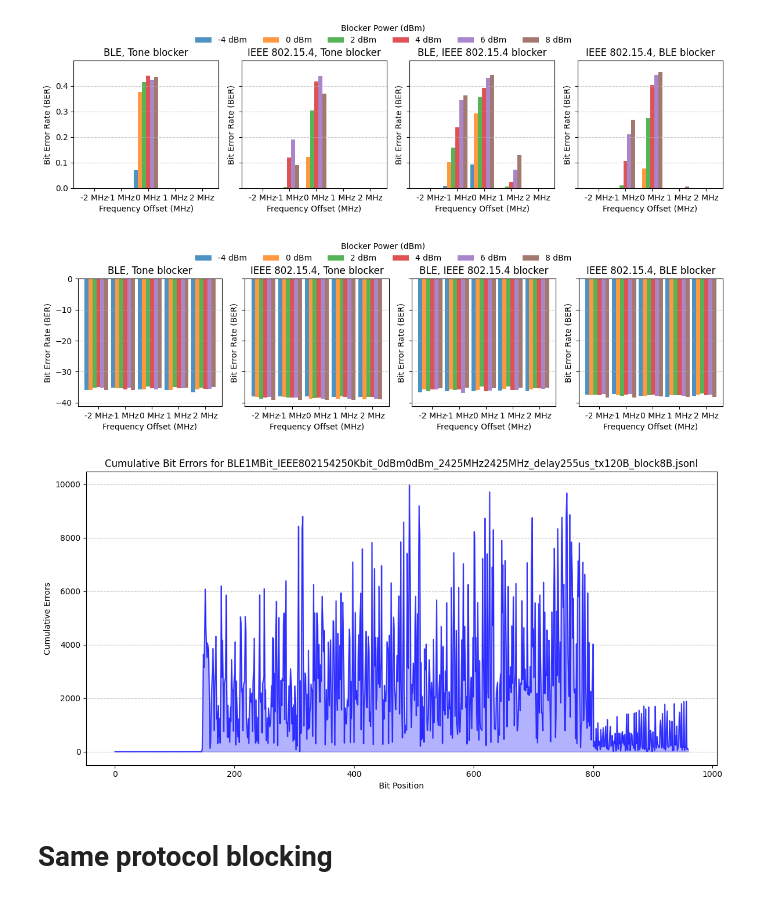
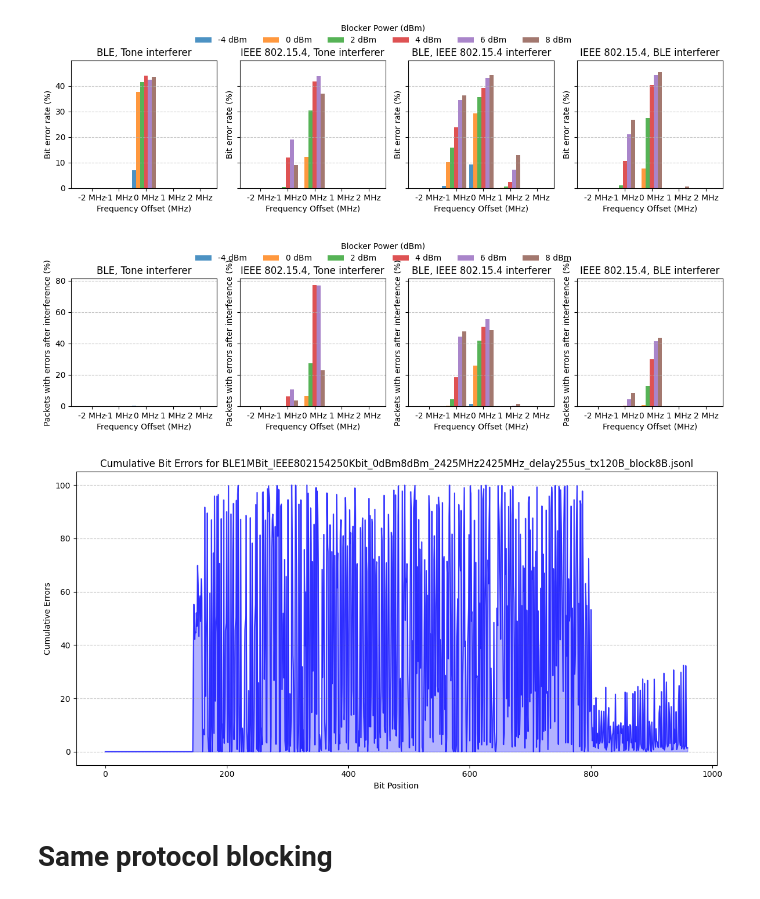
Before and after one commit to Zimrahin/DotBot-firmware, a Jupyter notebook: a_python/plot_ratio_wrong_bits.ipynb, the cells around one changed output. Saved outputs shown, nothing was run; the diff lists cells and outputs as text; code cells hidden in the pictures.

Commit message:
added out of synch packet analysis also tweaked the plots to show actual percentages from 0 to 100

```diff
--- a/a_python/plot_ratio_wrong_bits.ipynb
+++ b/a_python/plot_ratio_wrong_bits.ipynb
@@ -320,11 +343,16 @@ files_dict = parse_data_to_dictionary(filename)
 add_bit_errors_to_files_dict(files_dict, filename)
 # %%
 # Call the function
-plot_grouped_ber_with_subplots(files_dict, saveas="BER_plot_all.pdf")
-plot_grouped_ber_with_subplots(files_dict, plot_rssi=True)
+plot_grouped_ber_with_subplots(files_dict,
+                               plot_BER=True,
+                               saveas="BER_plot_all.pdf")
+
+plot_grouped_ber_with_subplots(files_dict, plot_BER=False,
+                               ylabel="Packets with errors after interference (%)",
+                               unpack_value="packets_desynched_percentage")
 # %% [output]
-[figure, old version]
+[figure, new version]
-[figure, old version]
+[figure, new version]
 # %%
 # Function to plot cumulative bit errors for a specific file
 def plot_cumulative_bit_errors(file):
@@ -343,10 +371,10 @@ def plot_cumulative_bit_errors(file):
 
 
 # Example: Plot for the first file in a group
-example_file = files_dict["BLE1MBit_IEEE802154250Kbit"][13]
+example_file = files_dict["BLE1MBit_IEEE802154250Kbit"][17]
 plot_cumulative_bit_errors(example_file)
 # %% [output]
-[figure, old version]
+[figure, new version]
 # %% [markdown]
 # Same protocol blocking
 # %%
```
Also changed, not shown: parts of 5 cells of this notebook.
